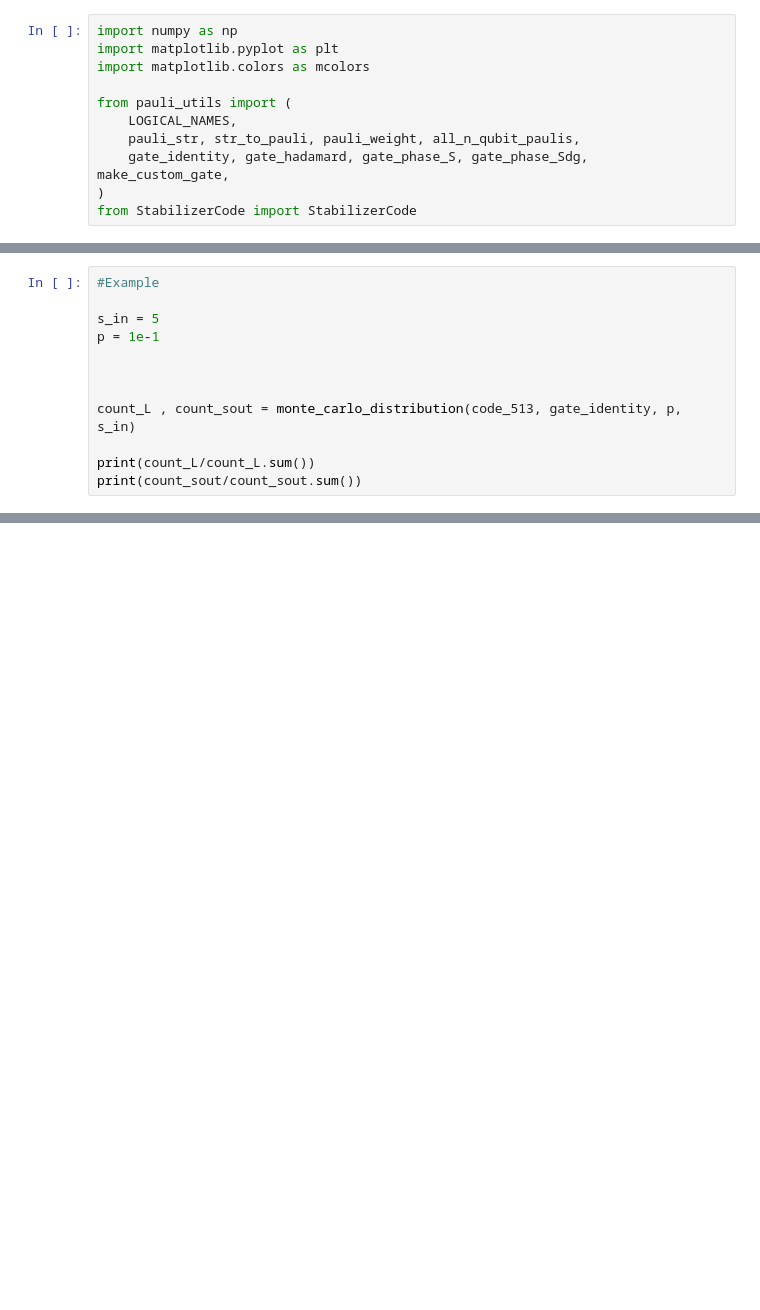
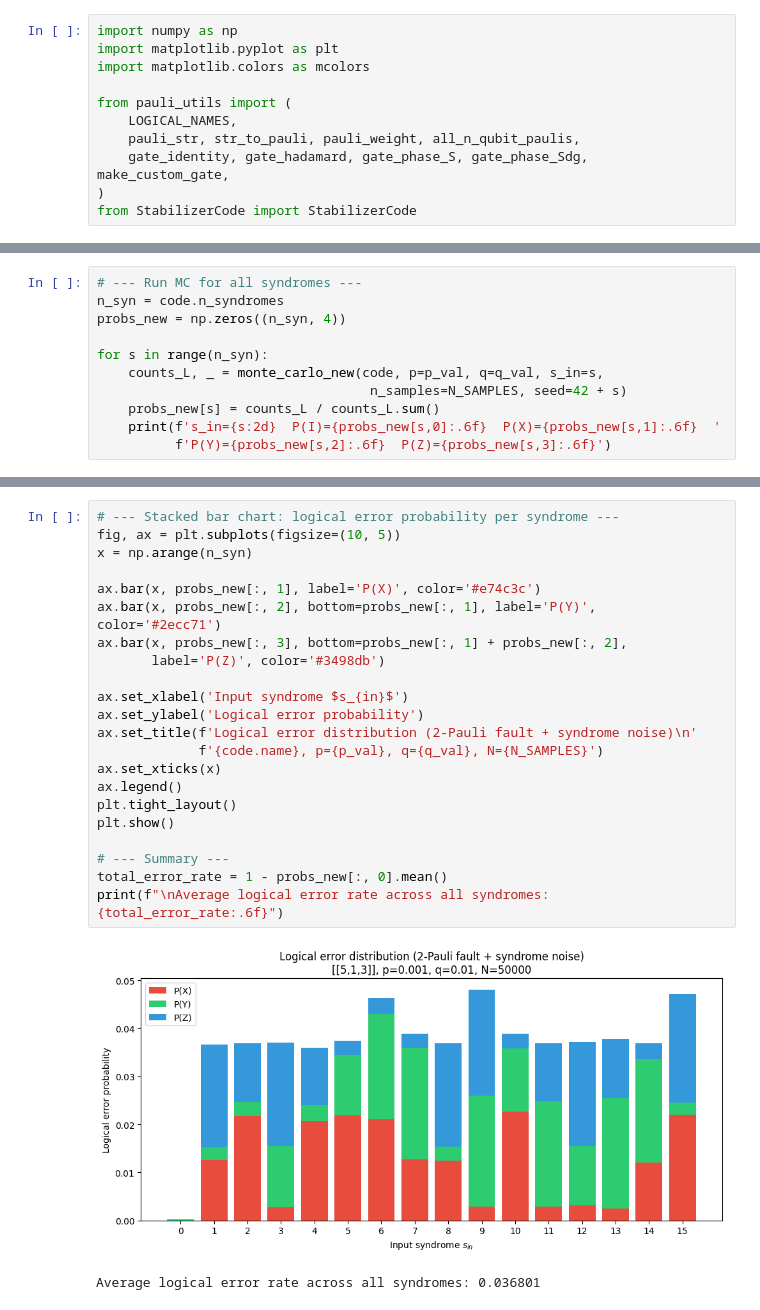
Before and after one commit to YommoY-official/MPQMasters, a Jupyter notebook: ECCODE/exRec_logicalerror_distribution.ipynb, the cells around one changed output, grey strips where cells are left out. Saved outputs shown, nothing was run; the diff lists cells and outputs as text; blank space fills up the shorter version.

```diff
--- a/ECCODE/exRec_logicalerror_distribution.ipynb
+++ b/ECCODE/exRec_logicalerror_distribution.ipynb
@@ -284,12 +31,0 @@ def monte_carlo_distribution(code, gate_action, p, s_in,
-# %%
-#Example
-
-s_in = 5
-p = 1e-1
-
-
-
-count_L , count_sout = monte_carlo_distribution(code_513, gate_identity, p, s_in)
-
-print(count_L/count_L.sum())
-print(count_sout/count_sout.sum())
@@ -584,0 +299,11 @@ plt.show()
+# %%
+# --- Run MC for all syndromes ---
+n_syn = code.n_syndromes
+probs_new = np.zeros((n_syn, 4))
+
+for s in range(n_syn):
+    counts_L, _ = monte_carlo_new(code, p=p_val, q=q_val, s_in=s,
+                                   n_samples=N_SAMPLES, seed=42 + s)
+    probs_new[s] = counts_L / counts_L.sum()
+    print(f's_in={s:2d}  P(I)={probs_new[s,0]:.6f}  P(X)={probs_new[s,1]:.6f}  '
+          f'P(Y)={probs_new[s,2]:.6f}  P(Z)={probs_new[s,3]:.6f}')
@@ -584,0 +327,25 @@ plt.show()
+# %%
+# --- Stacked bar chart: logical error probability per syndrome ---
+fig, ax = plt.subplots(figsize=(10, 5))
+x = np.arange(n_syn)
+
+ax.bar(x, probs_new[:, 1], label='P(X)', color='#e74c3c')
+ax.bar(x, probs_new[:, 2], bottom=probs_new[:, 1], label='P(Y)', color='#2ecc71')
+ax.bar(x, probs_new[:, 3], bottom=probs_new[:, 1] + probs_new[:, 2],
+       label='P(Z)', color='#3498db')
+
+ax.set_xlabel('Input syndrome $s_{in}$')
+ax.set_ylabel('Logical error probability')
+ax.set_title(f'Logical error distribution (2-Pauli fault + syndrome noise)\n'
+             f'{code.name}, p={p_val}, q={q_val}, N={N_SAMPLES}')
+ax.set_xticks(x)
+ax.legend()
+plt.tight_layout()
+plt.show()
+
+# --- Summary ---
+total_error_rate = 1 - probs_new[:, 0].mean()
+print(f"\nAverage logical error rate across all syndromes: {total_error_rate:.6f}")
+# %% [output]
+[figure, added]
+Average logical error rate across all syndromes: 0.036801
```
Also changed, not shown: parts of 38 cells of this notebook, 1 other file.
